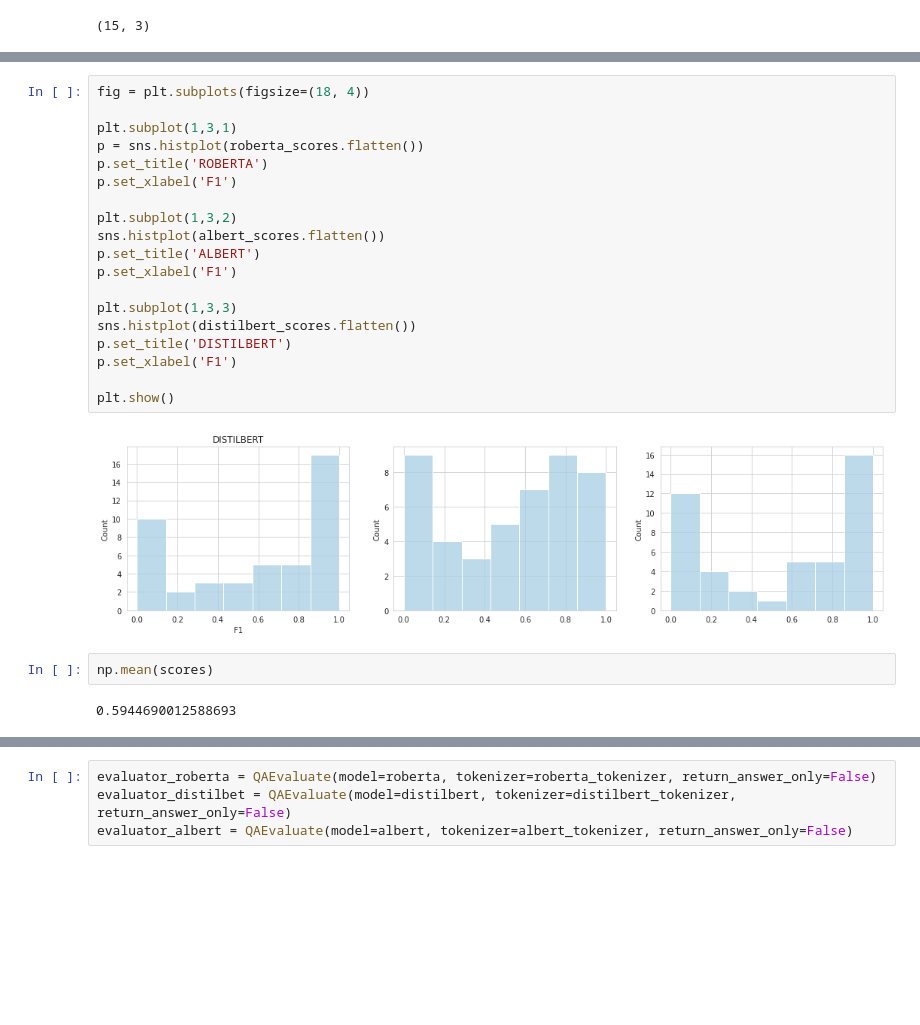
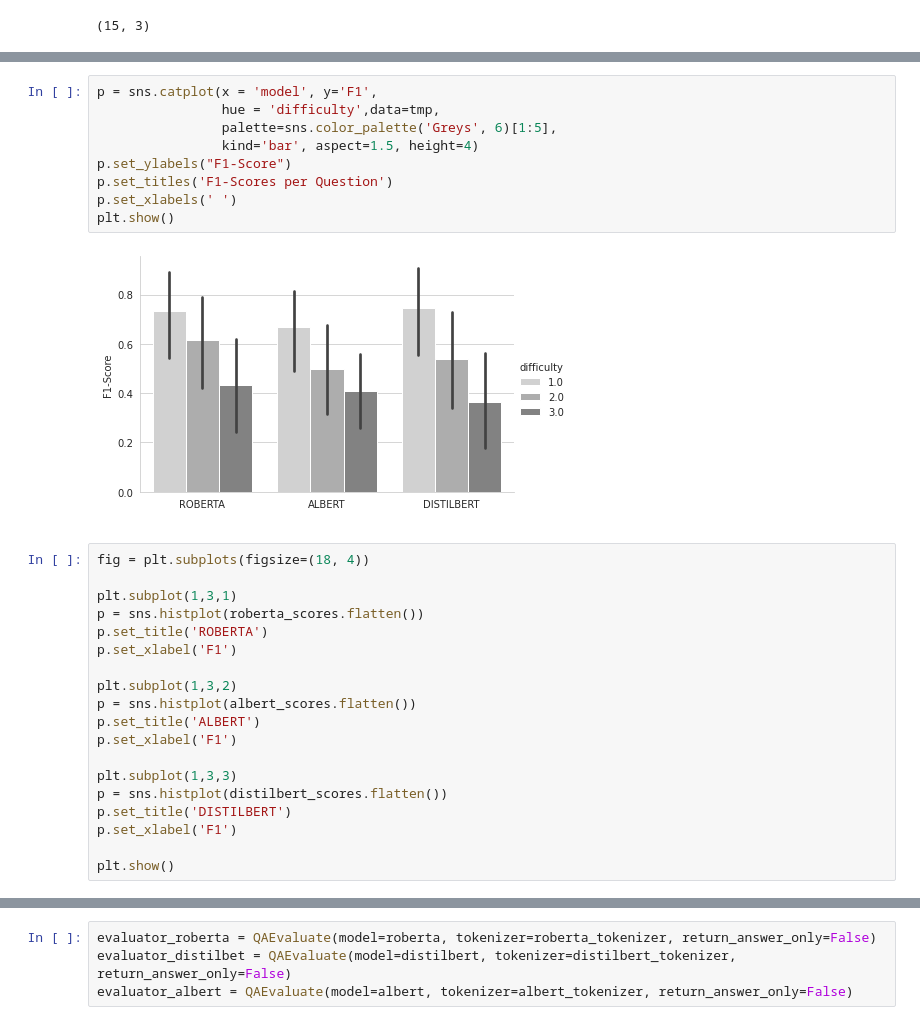
Before and after one commit to FiratSaritas/Q-A_npr, a Jupyter notebook: evaluation.ipynb, the cells around one changed output, grey strips where cells are left out. Drawn from its saved outputs; the diff is of its cells as text; blank space fills up the shorter version.

```diff
--- a/evaluation.ipynb
+++ b/evaluation.ipynb
@@ -282,3 +387,14 @@ albert_scores = evaluator.evaluate(texts=texts, questions=questions,
+# %%
+p = sns.catplot(x = 'model', y='F1',
+                hue = 'difficulty',data=tmp,
+                palette=sns.color_palette('Greys', 6)[1:5],
+                kind='bar', aspect=1.5, height=4)
+p.set_ylabels("F1-Score")
+p.set_titles('F1-Scores per Question')
+p.set_xlabels(' ')
+plt.show()
+# %% [output]
+[figure, added]
 # %%
 fig = plt.subplots(figsize=(18, 4))
 
@@ -288,19 +404,13 @@ p.set_title('ROBERTA')
 p.set_xlabel('F1')
 
 plt.subplot(1,3,2)
-sns.histplot(albert_scores.flatten())
+p = sns.histplot(albert_scores.flatten())
 p.set_title('ALBERT')
 p.set_xlabel('F1')
 
 plt.subplot(1,3,3)
-sns.histplot(distilbert_scores.flatten())
+p = sns.histplot(distilbert_scores.flatten())
 p.set_title('DISTILBERT')
 p.set_xlabel('F1')
 
 plt.show()
-# %% [output]
-[figure, removed]
-# %%
-np.mean(scores)
-# %% [output]
-0.5944690012588693
```
Also changed, not shown: parts of 42 cells of this notebook.
